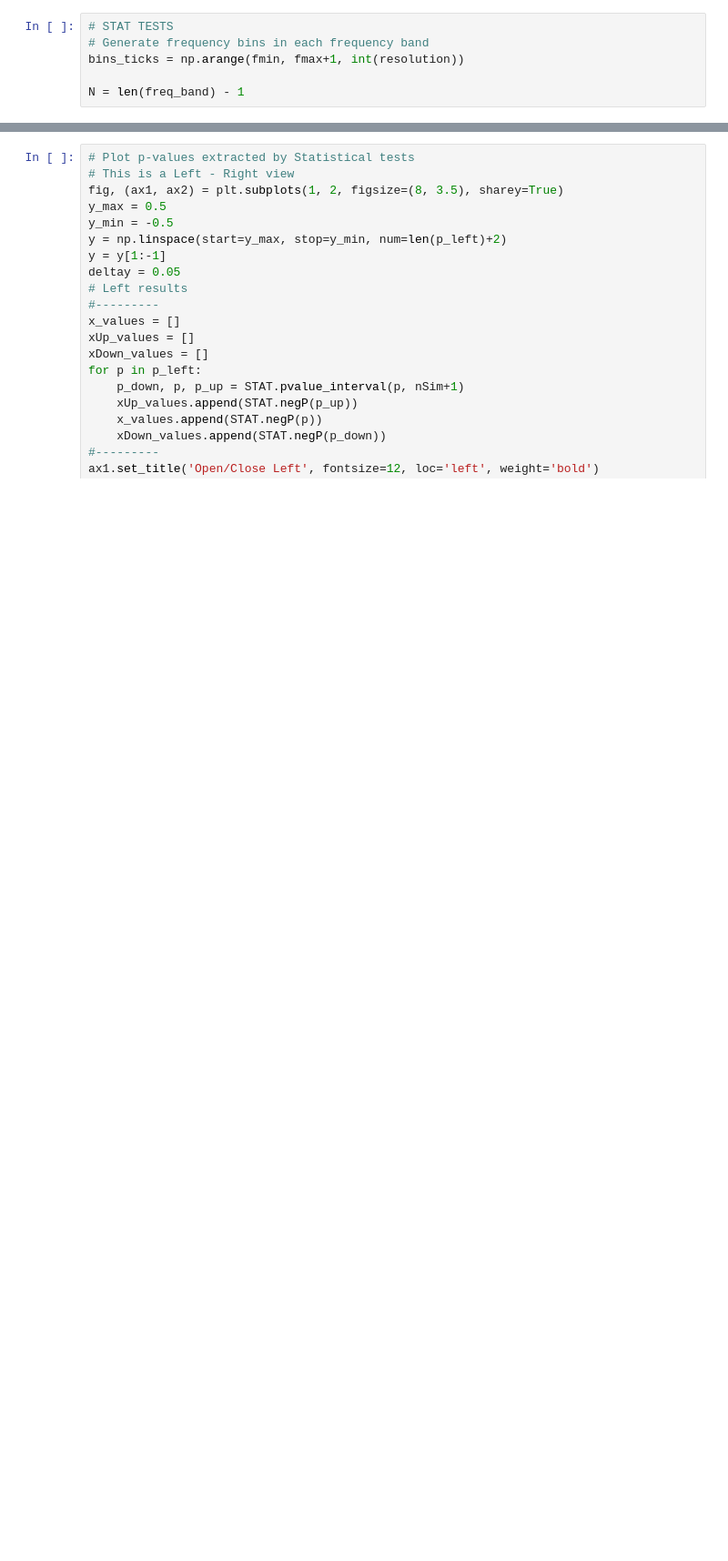
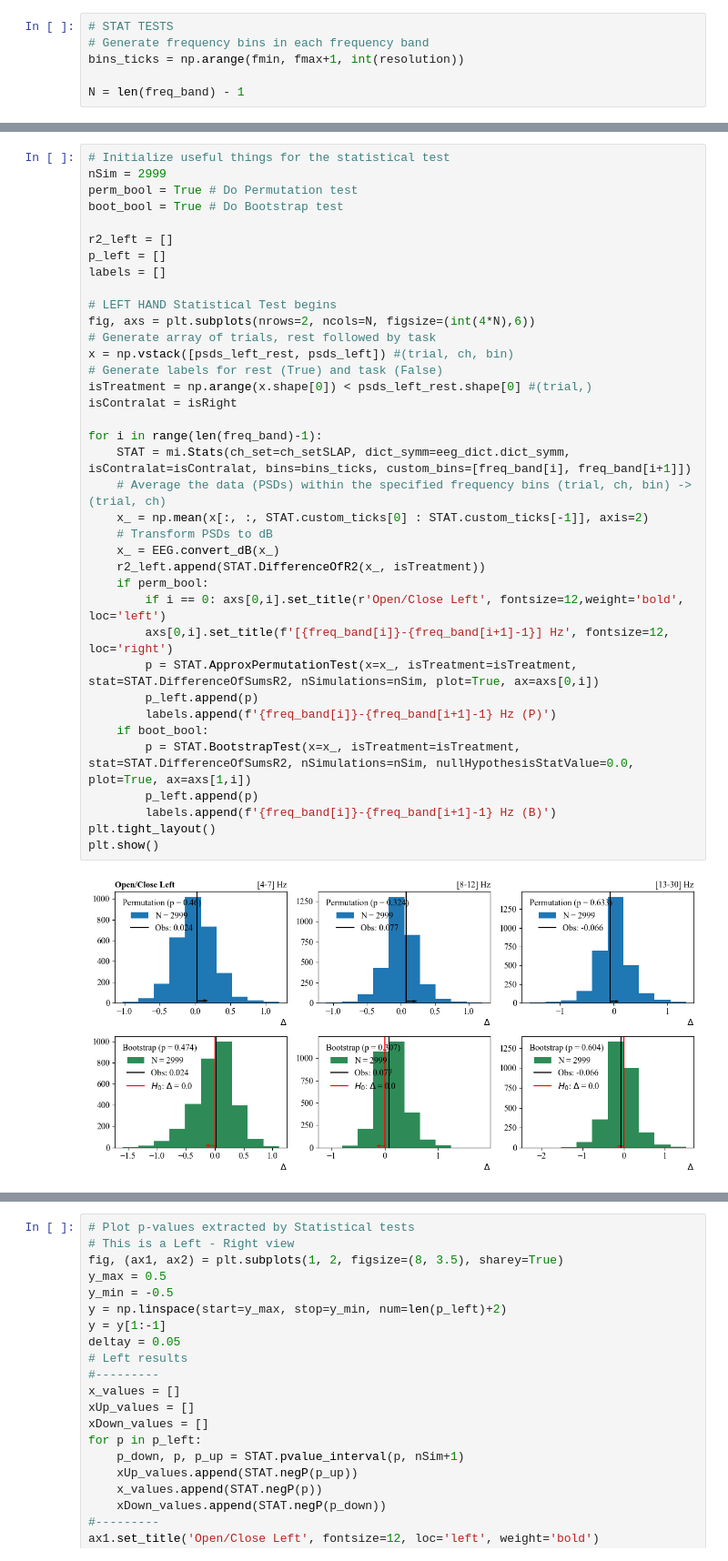
Before and after one commit to S-Shah-Lab/eeg_tools, a Jupyter notebook: tool_develop_motorimagery.ipynb, the cells around one changed output, grey strips where cells are left out. Shown at 91% size. Saved outputs shown, nothing was run; the diff lists cells and outputs as text; blank space fills up the shorter version.

```diff
--- a/tool_develop_motorimagery.ipynb
+++ b/tool_develop_motorimagery.ipynb
@@ -526,0 +465,39 @@ plt.show()
+# %%
+# Initialize useful things for the statistical test
+nSim = 2999
+perm_bool = True # Do Permutation test
+boot_bool = True # Do Bootstrap test
+
+r2_left = []
+p_left = []
+labels = []
+
+# LEFT HAND Statistical Test begins
+fig, axs = plt.subplots(nrows=2, ncols=N, figsize=(int(4*N),6))
+# Generate array of trials, rest followed by task
+x = np.vstack([psds_left_rest, psds_left]) #(trial, ch, bin)
+# Generate labels for rest (True) and task (False)
+isTreatment = np.arange(x.shape[0]) < psds_left_rest.shape[0] #(trial,)
+isContralat = isRight
+
+for i in range(len(freq_band)-1):
+    STAT = mi.Stats(ch_set=ch_setSLAP, dict_symm=eeg_dict.dict_symm, isContralat=isContralat, bins=bins_ticks, custom_bins=[freq_band[i], freq_band[i+1]])
+    # Average the data (PSDs) within the specified frequency bins (trial, ch, bin) -> (trial, ch)
+    x_ = np.mean(x[:, :, STAT.custom_ticks[0] : STAT.custom_ticks[-1]], axis=2)
+    # Transform PSDs to dB
+    x_ = EEG.convert_dB(x_)
+    r2_left.append(STAT.DifferenceOfR2(x_, isTreatment))
+    if perm_bool:
+        if i == 0: axs[0,i].set_title(r'Open/Close Left', fontsize=12,weight='bold', loc='left')
+        axs[0,i].set_title(f'[{freq_band[i]}-{freq_band[i+1]-1}] Hz', fontsize=12, loc='right')
+        p = STAT.ApproxPermutationTest(x=x_, isTreatment=isTreatment, stat=STAT.DifferenceOfSumsR2, nSimulations=nSim, plot=True, ax=axs[0,i])
+        p_left.append(p)
+        labels.append(f'{freq_band[i]}-{freq_band[i+1]-1} Hz (P)')
+    if boot_bool:
+        p = STAT.BootstrapTest(x=x_, isTreatment=isTreatment, stat=STAT.DifferenceOfSumsR2, nSimulations=nSim, nullHypothesisStatValue=0.0, plot=True, ax=axs[1,i])
+        p_left.append(p)
+        labels.append(f'{freq_band[i]}-{freq_band[i+1]-1} Hz (B)')
+plt.tight_layout()
+plt.show()
+# %% [output]
+[figure, added]
```
Also changed, not shown: parts of 24 cells of this notebook, 4 other files.
